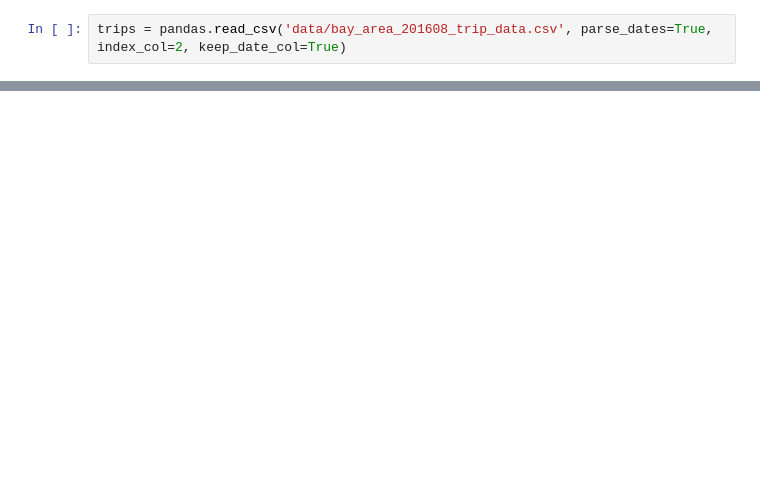
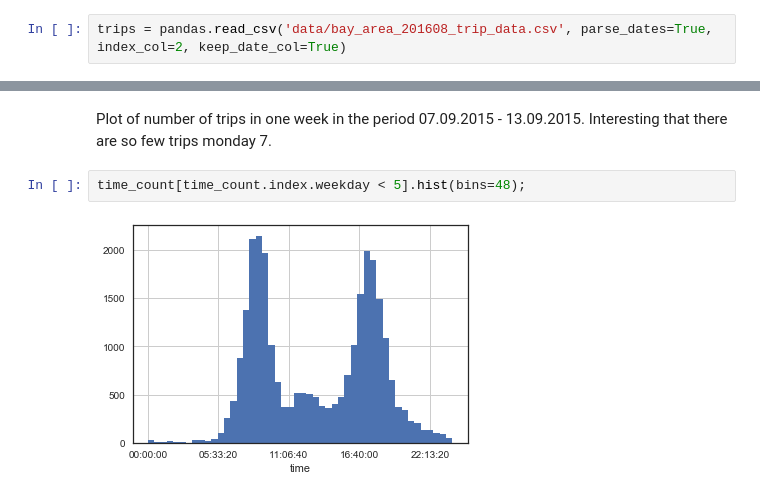
Before and after one commit to jonnor/bike-sharing-oslo, a Jupyter notebook: bay_area.ipynb, the cells around one changed output, grey strips where cells are left out. Drawn from its saved outputs; the diff is of its cells as text; blank space fills up the shorter version.

```diff
--- a/bay_area.ipynb
+++ b/bay_area.ipynb
@@ -34,0 +67,7 @@ one_day = trips['2015-09-07 00:00:00':'2015-09-08 23:59:59']
+# %% [markdown]
+Plot of number of trips in one week in the period 07.09.2015 - 13.09.2015.
+Interesting that there are so few trips monday 7.
+# %%
+time_count[time_count.index.weekday < 5].hist(bins=48);
+# %% [output]
+[figure, added]
```
Also changed, not shown: parts of 26 cells of this notebook.
